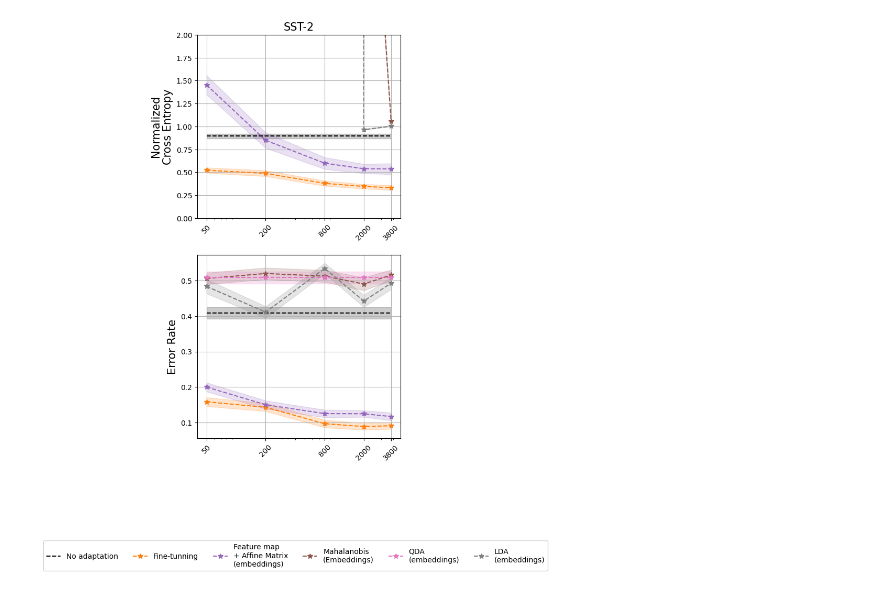
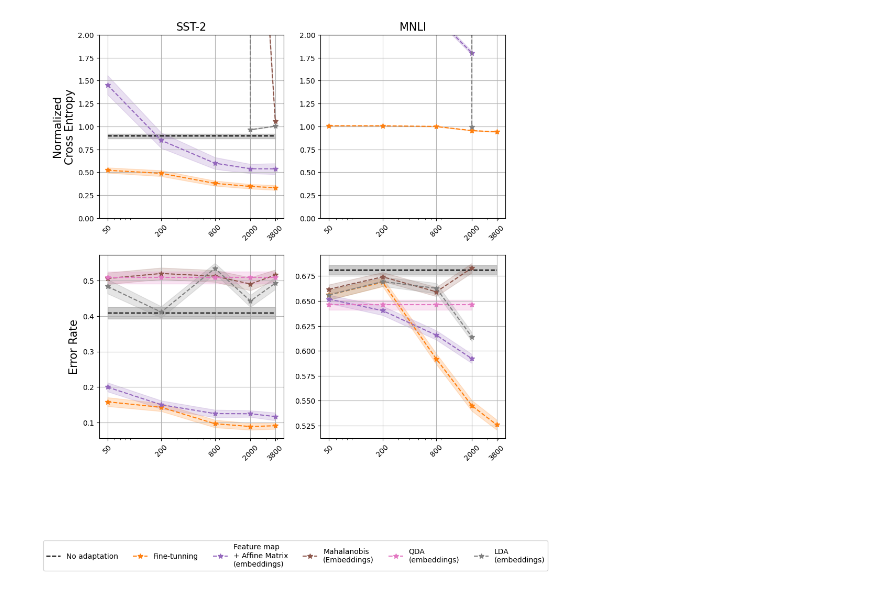
Before and after one commit to LautaroEst/llmcal, a Jupyter notebook: notebooks/samples_vs_metric.ipynb, the cells around one changed output. Drawn from its saved outputs; the diff is of its cells as text; code cells hidden in the pictures.

```diff
--- a/notebooks/samples_vs_metric.ipynb
+++ b/notebooks/samples_vs_metric.ipynb
@@ -15,7 +15,7 @@ datasets = {
     # # "glue/stsb": "STS-B
     # # "glue/qqp": "QQP",
 
-    # "glue/mnli": "MNLI",
+    "glue/mnli": "MNLI",
     # "glue/qnli": "QNLI",
     # "glue/rte": "RTE",
     # # "glue/wnli": "WNLI",
@@ -106,8 +106,8 @@ def plot_samples_vs_metric(
         ax = ax.reshape(-1, 1)
     elif len(datasets) == 1:
         ax = ax.reshape(1, -1)
-    for i, dataset in enumerate(datasets):
-        for j, metric in enumerate(metrics):
+    for j, dataset in enumerate(datasets):
+        for i, metric in enumerate(metrics):
             for method in methods:
                 if method == "baseline":
                     logits = np.load(f"../results/run_dataset_on_model/{model}/{dataset}/validation/{template}/logits.npy")
@@ -119,40 +119,38 @@ def plot_samples_vs_metric(
                     means, stds = [], []
                     for n in num_samples:
                         try:
                             logits = np.load(f"../results/calibrate_features/{model}/{dataset}/{template}--{n}/{method}/calibrated_posteriors.npy")
                             labels = np.load(f"../results/run_dataset_on_model/{model}/{dataset}/validation/{template}/labels.npy")
                             metric_values = compute_metric(logits, labels, metric=metric, bootstrap=True, num_samples=100, random_state=random_state)
                         except FileNotFoundError:
                             metric_values = np.nan
                         means.append(np.mean(metric_values))
                         stds.append(np.std(metric_values))
                     means = np.array(means)
                     stds = np.array(stds)
                 ax[i,j].plot(num_samples, means, **methods[method])
                 ax[i,j].fill_between(num_samples, means - stds, means + stds, alpha=0.2, color=methods[method]["color"])
             ax[i,j].set_xscale("log")
             ax[i,j].set_xticks(num_samples)
             ax[i,j].set_xticklabels(num_samples, fontsize=10, rotation=45)
             ax[i,j].grid()
             ax[i,j].set_ylim(metrics[metric]["ylims"])
 
-            if j == 0:
-                ax[i,j].set_title(datasets[dataset], fontsize=15)
-            if i == 0:
-                ax[i,j].set_ylabel(metrics[metric]["name"], fontsize=15)
-
-
+    for i, metric in enumerate(metrics):
+        ax[i,0].set_ylabel(metrics[metric]["name"], fontsize=15)
+    for j, dataset in enumerate(datasets):
+        ax[0,j].set_title(datasets[dataset], fontsize=15)
 
     # Unique legend showing under all subplots
     handles, labels = ax[0,0].get_legend_handles_labels()
     unique_labels = [methods[method]["label"] for method in methods if methods[method]["label"] in set(labels)]
     unique_handles = [handles[labels.index(label)] for label in unique_labels]
     fig.legend(unique_handles, unique_labels, loc='lower center', bbox_to_anchor=(0.5, -0.15), ncol=len(unique_labels), fontsize=10)
     return fig, ax
 
 _ = plot_samples_vs_metric(model, template, datasets, num_samples, methods, metrics)
 # %% [output]
-[figure, old version]
+[figure, new version]
 # %%
 # Motivación: Mahalanobis funciona bien y esto es una buena aplicación.
 # podés reducir el problema a una LR y te queda un problema convexo.
```
Also changed, not shown: 5 other files.
